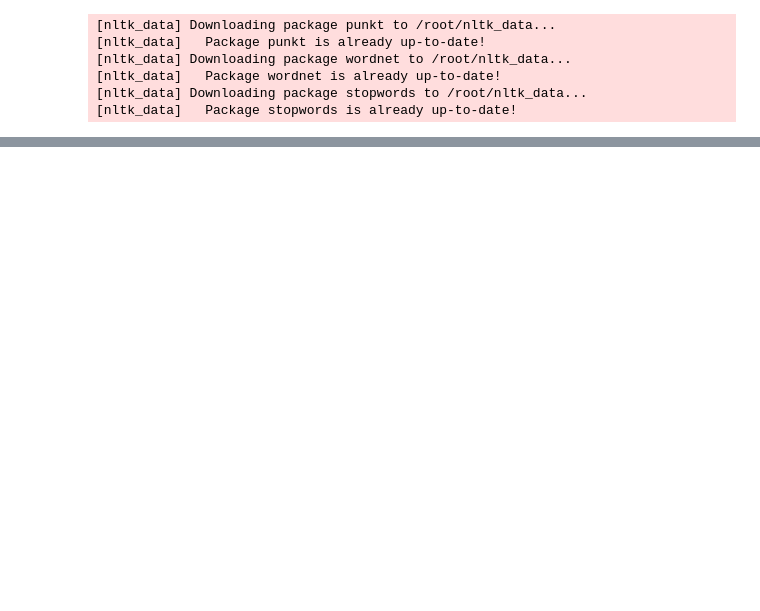
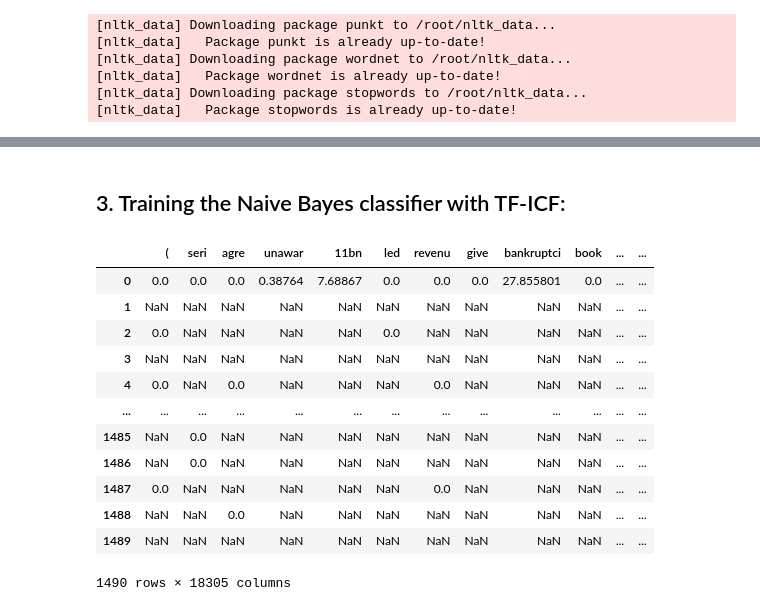
Before and after one commit to mittalkushagra/CSE508_Winter2023_A2_44, a Jupyter notebook: IR_A2_Q2.ipynb, the cells around one changed output, grey strips where cells are left out. Cells and saved outputs as stored; diff of their text form; code cells hidden in the pictures; blank space fills up the shorter version.

```diff
--- a/IR_A2_Q2.ipynb
+++ b/IR_A2_Q2.ipynb
@@ -199,2 +106,0 @@ df=df.drop('ArticleId', axis=1)
-# %%
-df=df.rename(columns={'0':0, 'Category':1})
@@ -512,0 +165,3 @@ plt.show()
+# %%
+tfdf.fillna(0, inplace = True)
+tfdf.head()
@@ -512,0 +176,16 @@ plt.show()
+# %%
+import math
+icf = {}
+for i in range(len(df['Text'])):
+  for j in df['Text'][i]:
+    if j in icf:
+      if df['Category'][i] not in icf[j]:
+        icf[j].append(df['Category'][i])
+    else:
+      icf[j] = []
+      icf[j].append(df['Category'][i])
+    # print(j)
+
+for i in icf.keys():
+  icf[i] = math.log(5/len(icf[i]), 10)
+icf
@@ -512,0 +218,4 @@ plt.show()
+# %%
+for i in tfdf:
+  tfdf[i] = tfdf[i]*icf[i]
+tfdf.head()
@@ -512,0 +250,2 @@ plt.show()
+# %% [markdown]
+## 3. Training the Naive Bayes classifier with TF-ICF:
@@ -512,0 +256,32 @@ plt.show()
+# %%
+l1 =[]
+lt = {}
+for k in range(len(df['Text'])):
+  lt = {}
+  tokens = set(df['Text'][k])
+  cat = df['Category'][k]
+  if (cat == 'business'): cat = 0
+  if (cat == 'tech'): cat = 1
+  if (cat == 'politics'): cat = 2
+  if (cat == 'sport'): cat = 3
+  if (cat == 'entertainment'): cat = 4
+  for j in tokens:
+    lt[j] = tfdf[j][cat]
+  l1.append(lt)
+
+vectorized_df = pd.DataFrame(l1)
+vectorized_df
+# %% [output]
+|  | ( | seri | agre | unawar | 11bn | led | revenu | give | bankruptci | book | ... | ... |
+| 0 | 0.0 | 0.0 | 0.0 | 0.38764 | 7.68867 | 0.0 | 0.0 | 0.0 | 27.855801 | 0.0 | ... | ... |
+| 1 | NaN | NaN | NaN | NaN | NaN | NaN | NaN | NaN | NaN | NaN | ... | ... |
+| 2 | 0.0 | NaN | NaN | NaN | NaN | 0.0 | NaN | NaN | NaN | NaN | ... | ... |
+| 3 | NaN | NaN | NaN | NaN | NaN | NaN | NaN | NaN | NaN | NaN | ... | ... |
+| 4 | 0.0 | NaN | 0.0 | NaN | NaN | NaN | 0.0 | NaN | NaN | NaN | ... | ... |
+| ... | ... | ... | ... | ... | ... | ... | ... | ... | ... | ... | ... | ... |
+| 1485 | NaN | 0.0 | NaN | NaN | NaN | NaN | NaN | NaN | NaN | NaN | ... | ... |
+| 1486 | NaN | 0.0 | NaN | NaN | NaN | NaN | NaN | NaN | NaN | NaN | ... | ... |
+| 1487 | 0.0 | NaN | NaN | NaN | NaN | NaN | 0.0 | NaN | NaN | NaN | ... | ... |
+| 1488 | NaN | NaN | 0.0 | NaN | NaN | NaN | NaN | NaN | NaN | NaN | ... | ... |
+| 1489 | NaN | NaN | NaN | NaN | NaN | NaN | NaN | NaN | NaN | NaN | ... | ... |
+1490 rows × 18305 columns
```
Also changed, not shown: parts of 104 cells of this notebook.
